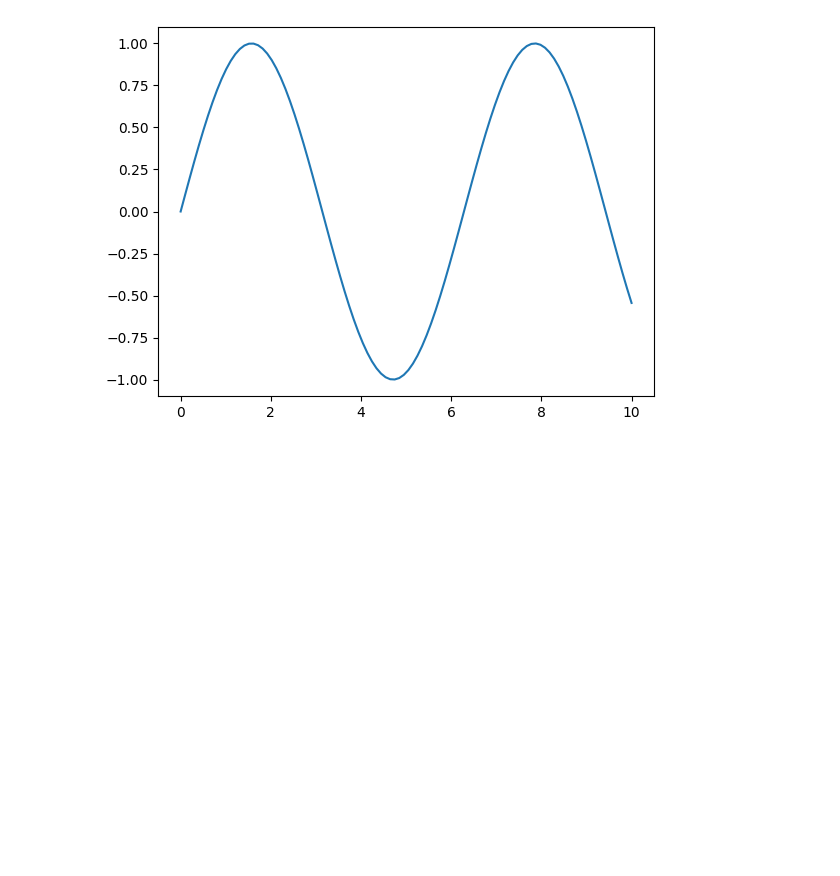
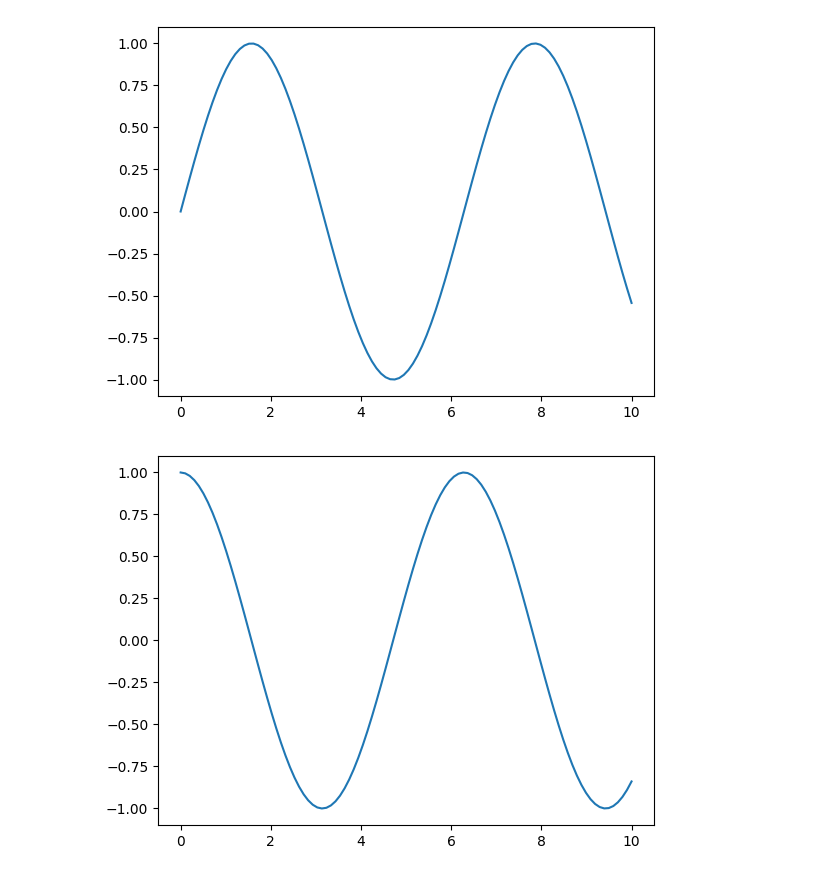
Before and after one commit to Anakinskywalker-14bby/Machine_learning_libraries, a Jupyter notebook: Matplotlib_Tutorial.ipynb, the cells around one changed output. Cells and saved outputs as stored; diff of their text form; code cells hidden in the pictures; blank space fills up the shorter version.

```diff
--- a/Matplotlib_Tutorial.ipynb
+++ b/Matplotlib_Tutorial.ipynb
@@ -41,3 +41,9 @@ plt.plot(x,y)
 plt.show()
 # %% [output]
 [figure]
+# %%
+#cosine wave
+plt.plot(x,z)
+plt.show()
+# %% [output]
+[figure, added]
```
Also changed, not shown: parts of 9 cells of this notebook.
